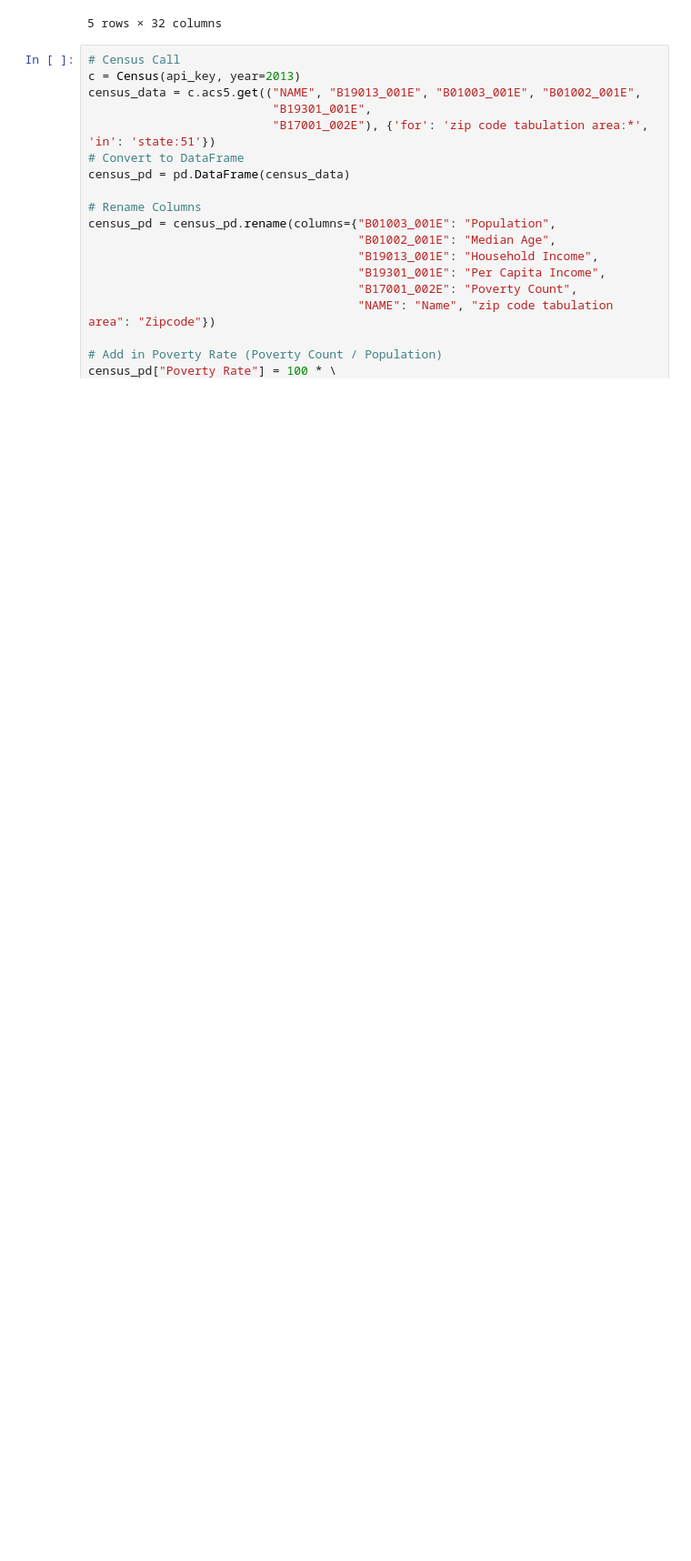
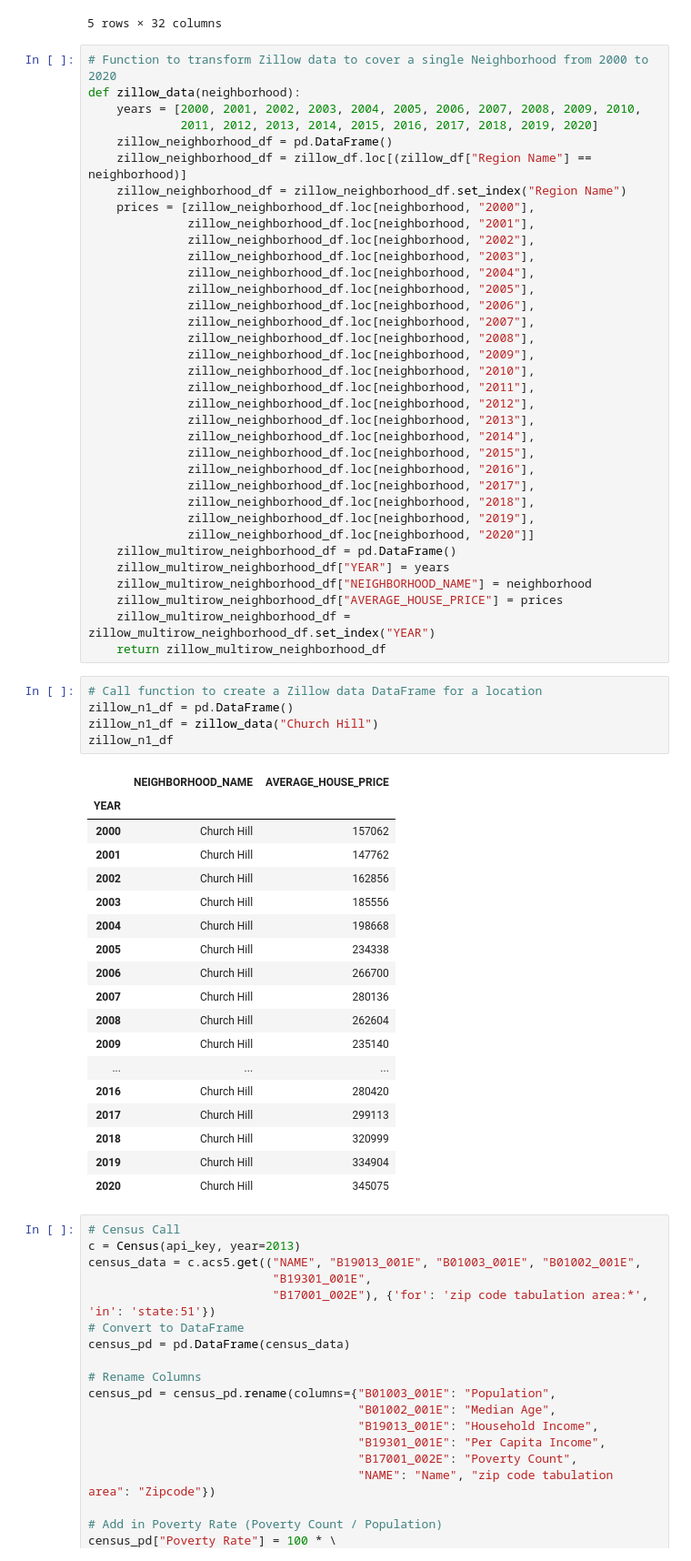
Before and after one commit to anguloag/Gentrification-in-Richmond, a Jupyter notebook: sociotracker.ipynb, the cells around one changed output. Shown at 91% size. Saved outputs shown, nothing was run; the diff lists cells and outputs as text; blank space fills up the shorter version.

Commit message:
Added code to pull a neighborhood from Zillow.

```diff
--- a/sociotracker.ipynb
+++ b/sociotracker.ipynb
@@ -231,6 +231,65 @@ zillow_df.head()
 | 3 | Eastview | 273588 | 4471 | 23223 | None | None | 0 | 21060 | ... |
 | 4 | Ginter Park | 243780 | 4493 | 23227 | 23222 | None | 116266 | 130858 | ... |
 5 rows × 32 columns
+# %%
+# Function to transform Zillow data to cover a single Neighborhood from 2000 to 2020
+def zillow_data(neighborhood):
+    years = [2000, 2001, 2002, 2003, 2004, 2005, 2006, 2007, 2008, 2009, 2010,
+             2011, 2012, 2013, 2014, 2015, 2016, 2017, 2018, 2019, 2020]
+    zillow_neighborhood_df = pd.DataFrame()
+    zillow_neighborhood_df = zillow_df.loc[(zillow_df["Region Name"] == neighborhood)]
+    zillow_neighborhood_df = zillow_neighborhood_df.set_index("Region Name")
+    prices = [zillow_neighborhood_df.loc[neighborhood, "2000"],
+              zillow_neighborhood_df.loc[neighborhood, "2001"],
+              zillow_neighborhood_df.loc[neighborhood, "2002"],
+              zillow_neighborhood_df.loc[neighborhood, "2003"],
+              zillow_neighborhood_df.loc[neighborhood, "2004"],
+              zillow_neighborhood_df.loc[neighborhood, "2005"],
+              zillow_neighborhood_df.loc[neighborhood, "2006"],
+              zillow_neighborhood_df.loc[neighborhood, "2007"],
+              zillow_neighborhood_df.loc[neighborhood, "2008"],
+              zillow_neighborhood_df.loc[neighborhood, "2009"],
+              zillow_neighborhood_df.loc[neighborhood, "2010"],
+              zillow_neighborhood_df.loc[neighborhood, "2011"],
+              zillow_neighborhood_df.loc[neighborhood, "2012"],
+              zillow_neighborhood_df.loc[neighborhood, "2013"],
+              zillow_neighborhood_df.loc[neighborhood, "2014"],
+              zillow_neighborhood_df.loc[neighborhood, "2015"],
+              zillow_neighborhood_df.loc[neighborhood, "2016"],
+              zillow_neighborhood_df.loc[neighborhood, "2017"],
+              zillow_neighborhood_df.loc[neighborhood, "2018"],
+              zillow_neighborhood_df.loc[neighborhood, "2019"],
+              zillow_neighborhood_df.loc[neighborhood, "2020"]]
+    zillow_multirow_neighborhood_df = pd.DataFrame()
+    zillow_multirow_neighborhood_df["YEAR"] = years
+    zillow_multirow_neighborhood_df["NEIGHBORHOOD_NAME"] = neighborhood
+    zillow_multirow_neighborhood_df["AVERAGE_HOUSE_PRICE"] = prices
+    zillow_multirow_neighborhood_df = zillow_multirow_neighborhood_df.set_index("YEAR")
+    return zillow_multirow_neighborhood_df
+# %%
+# Call function to create a Zillow data DataFrame for a location
+zillow_n1_df = pd.DataFrame()
+zillow_n1_df = zillow_data("Church Hill")
+zillow_n1_df
+# %% [output]
+|  | NEIGHBORHOOD_NAME | AVERAGE_HOUSE_PRICE |
+| YEAR |  |  |
+| 2000 | Church Hill | 157062 |
+| 2001 | Church Hill | 147762 |
+| 2002 | Church Hill | 162856 |
+| 2003 | Church Hill | 185556 |
+| 2004 | Church Hill | 198668 |
+| 2005 | Church Hill | 234338 |
+| 2006 | Church Hill | 266700 |
+| 2007 | Church Hill | 280136 |
+| 2008 | Church Hill | 262604 |
+| 2009 | Church Hill | 235140 |
+| ... | ... | ... |
+| 2016 | Church Hill | 280420 |
+| 2017 | Church Hill | 299113 |
+| 2018 | Church Hill | 320999 |
+| 2019 | Church Hill | 334904 |
+| 2020 | Church Hill | 345075 |
 # %%
 # Census Call
 c = Census(api_key, year=2013)
```
Also changed, not shown: parts of 1 cell of this notebook.
